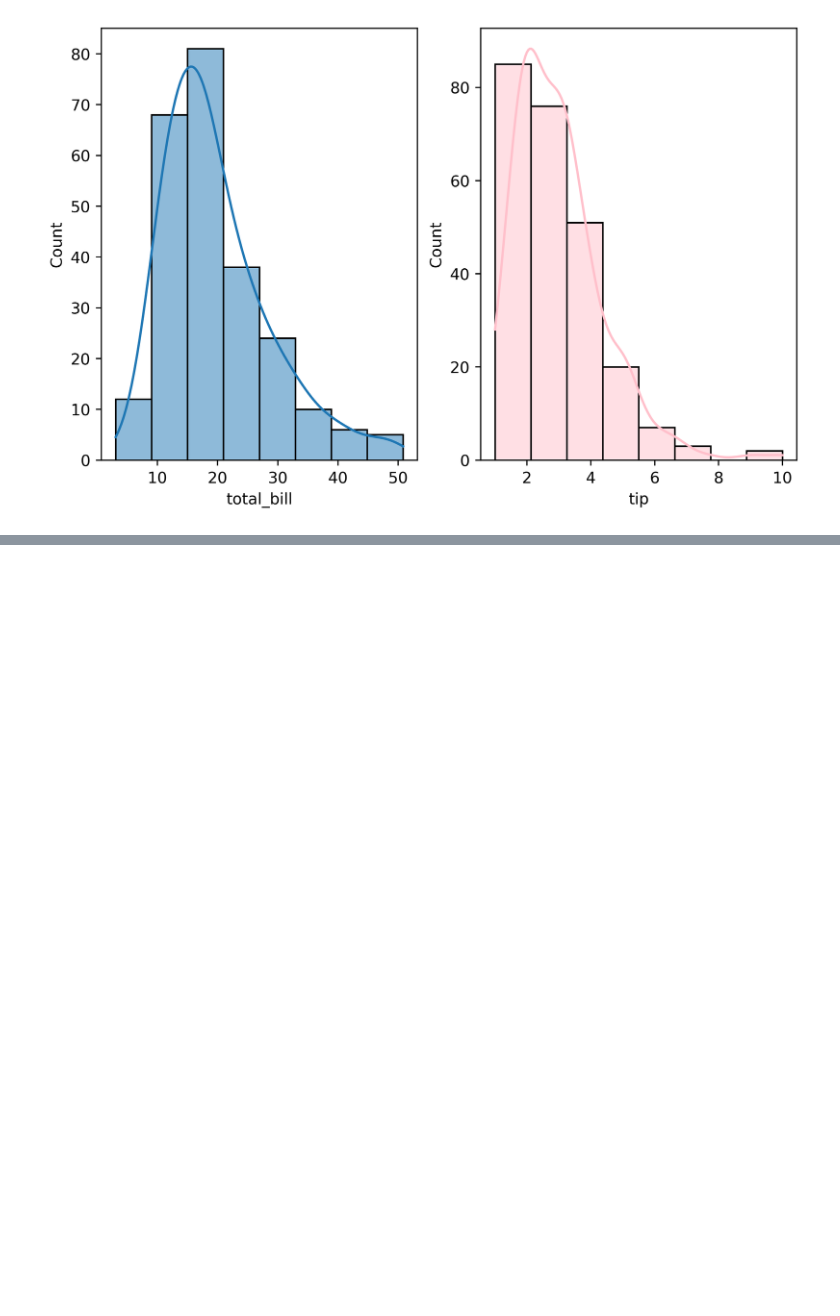
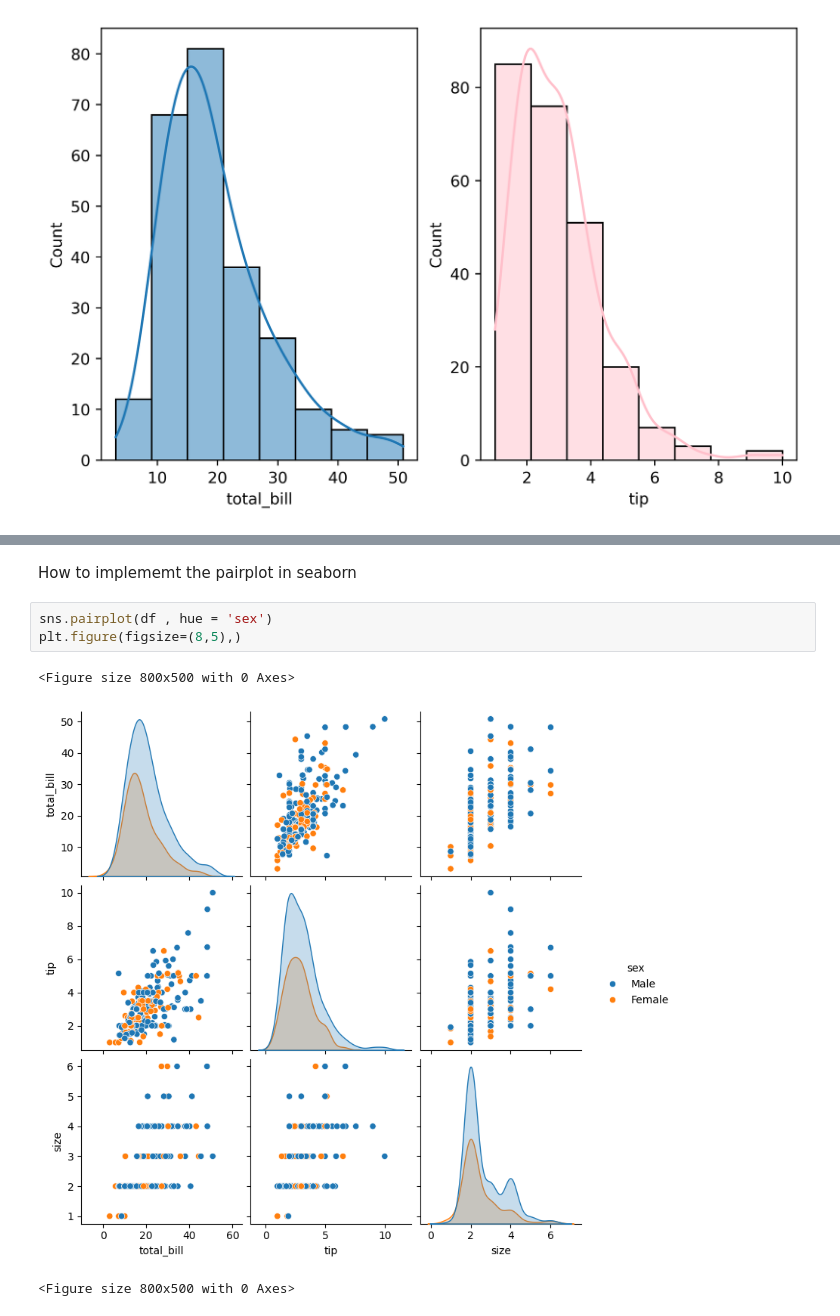
Before and after one commit to R123gh/Data-visualization-, a Jupyter notebook: 7.Seaborn_hist.ipynb, the cells around one changed output, grey strips where cells are left out. Drawn from its saved outputs; the diff is of its cells as text; blank space fills up the shorter version.

```diff
--- a/7.Seaborn_hist.ipynb
+++ b/7.Seaborn_hist.ipynb
@@ -33,0 +48,9 @@ plt.show()
+# %% [markdown]
+How to implememt the pairplot in seaborn
+# %%
+sns.pairplot(df , hue = 'sex')
+plt.figure(figsize=(8,5),)
+# %% [output]
+<Figure size 800x500 with 0 Axes>
+[figure, added]
+<Figure size 800x500 with 0 Axes>
```
Also changed, not shown: parts of 4 cells of this notebook.
